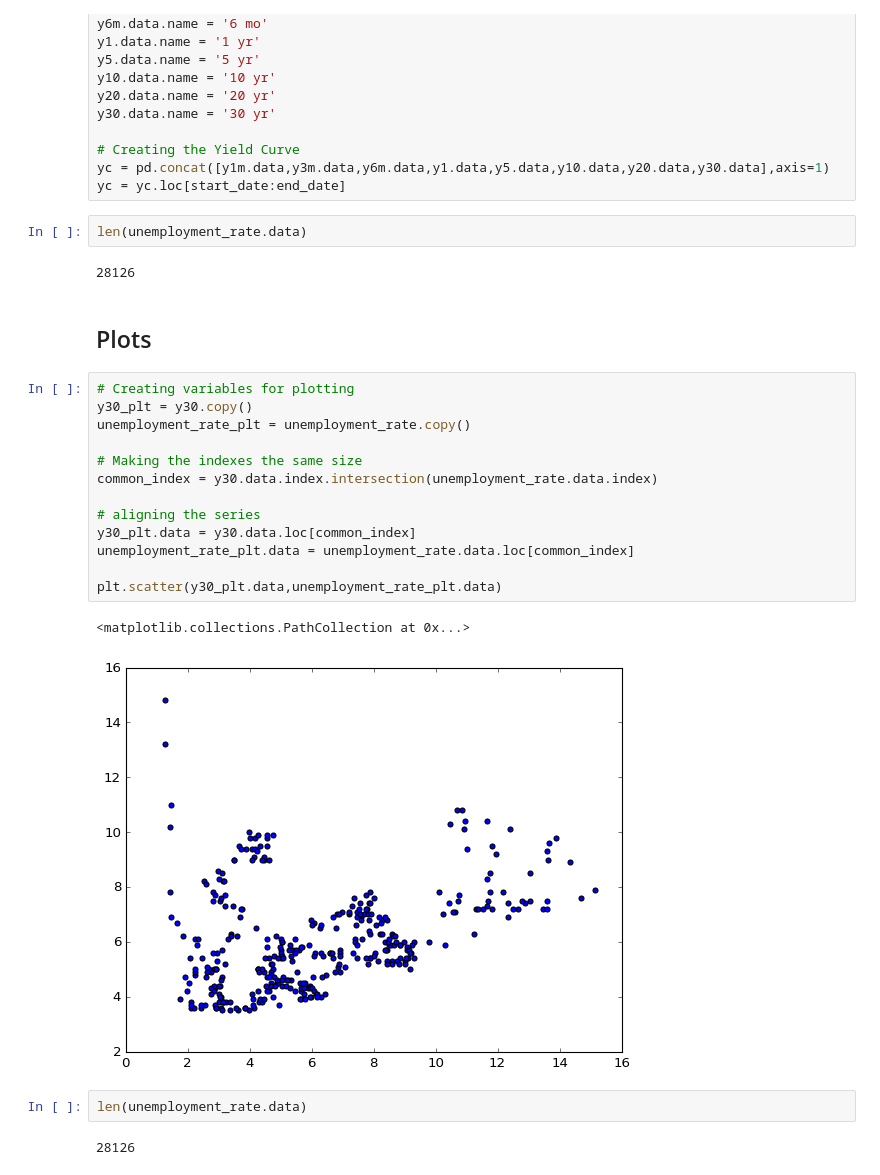
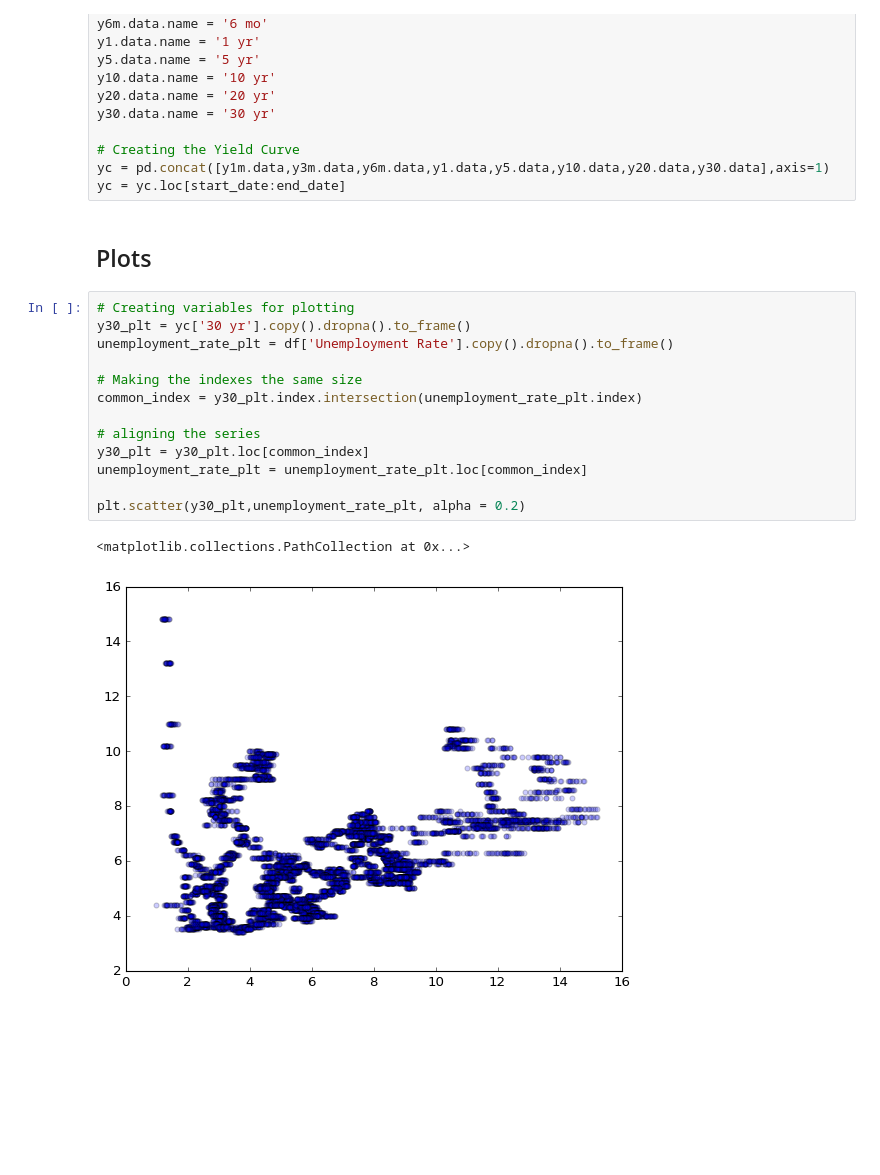
Before and after one commit to Faduzzle/data, a Jupyter notebook: econ/macroeconomic data.ipynb, the cells around one changed output. Cells and saved outputs as stored; diff of their text form; blank space fills up the shorter version.

```diff
--- a/econ/macroeconomic data.ipynb
+++ b/econ/macroeconomic data.ipynb
@@ -188,31 +188,23 @@ y30.data.name = '30 yr'
 # Creating the Yield Curve
 yc = pd.concat([y1m.data,y3m.data,y6m.data,y1.data,y5.data,y10.data,y20.data,y30.data],axis=1)
 yc = yc.loc[start_date:end_date]
-# %%
-len(unemployment_rate.data)
-# %% [output]
-28126
 # %% [markdown]
 ## Plots
 # %%
 # Creating variables for plotting
-y30_plt = y30.copy()
-unemployment_rate_plt = unemployment_rate.copy()
+y30_plt = yc['30 yr'].copy().dropna().to_frame()
+unemployment_rate_plt = df['Unemployment Rate'].copy().dropna().to_frame()
 
 # Making the indexes the same size
-common_index = y30.data.index.intersection(unemployment_rate.data.index)
+common_index = y30_plt.index.intersection(unemployment_rate_plt.index)
 
 # aligning the series
-y30_plt.data = y30.data.loc[common_index]
-unemployment_rate_plt.data = unemployment_rate.data.loc[common_index]
+y30_plt = y30_plt.loc[common_index]
+unemployment_rate_plt = unemployment_rate_plt.loc[common_index]
 
-plt.scatter(y30_plt.data,unemployment_rate_plt.data)
+plt.scatter(y30_plt,unemployment_rate_plt, alpha = 0.2)
 # %% [output]
 <matplotlib.collections.PathCollection at 0x...>
-[figure, old version]
+[figure, new version]
-# %%
-len(unemployment_rate.data)
-# %% [output]
-28126
 # %%
 # Creating variables for plotting
```
Also changed, not shown: parts of 3 cells of this notebook.
